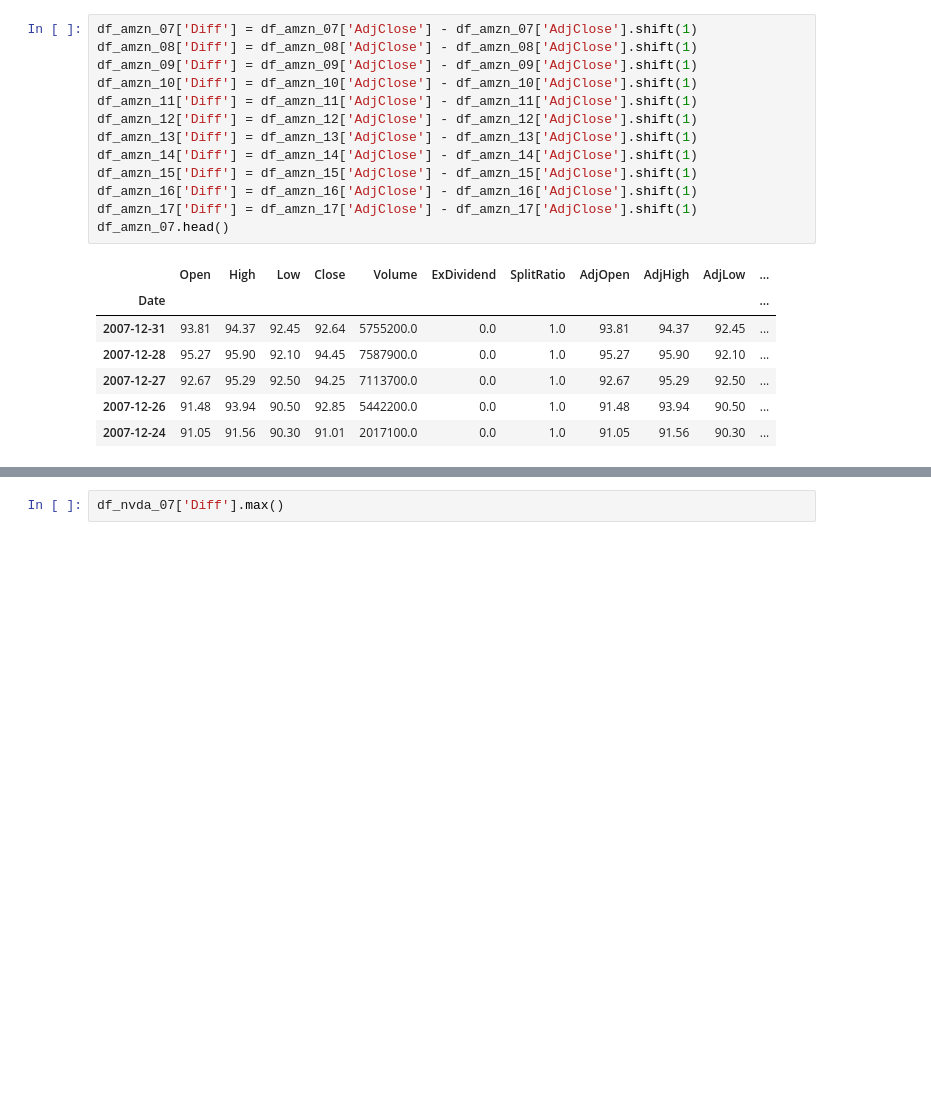
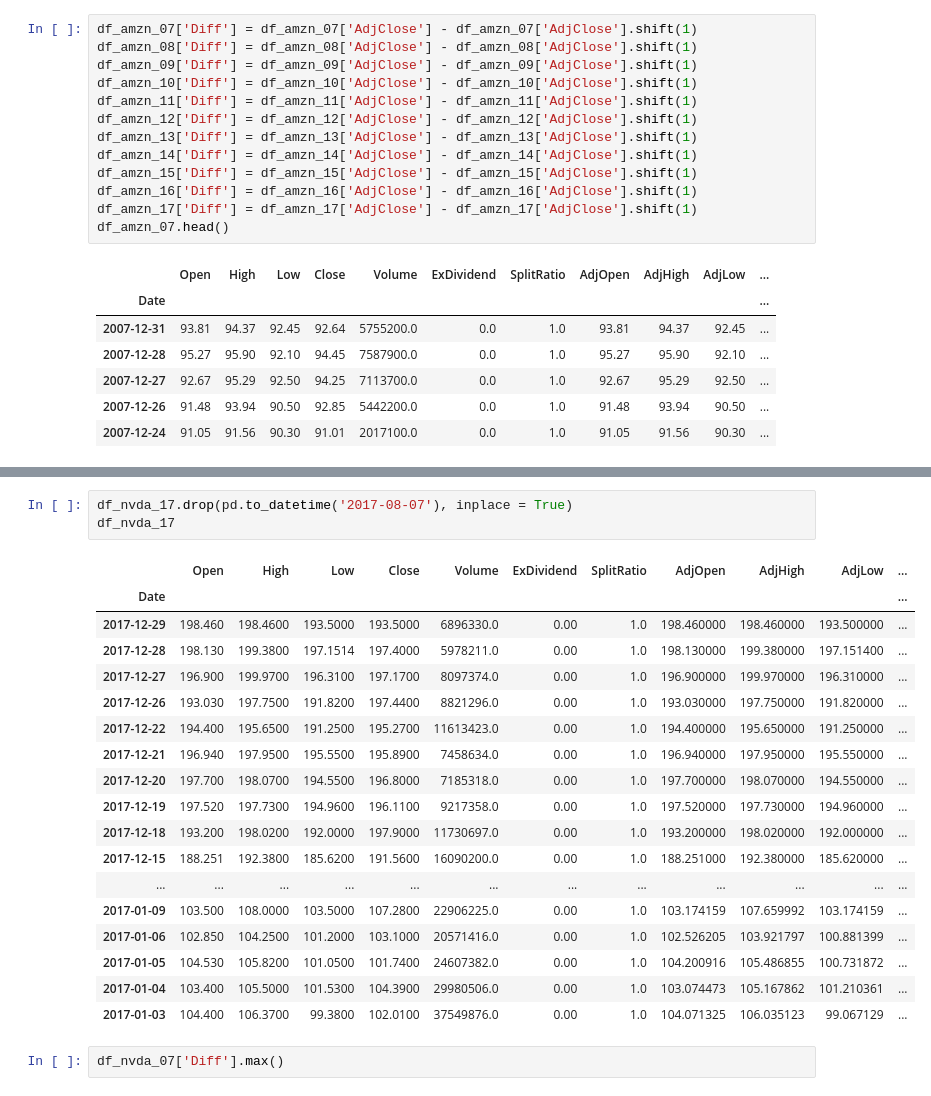
Before and after one commit to Antediluvien/Project-1-start, a Jupyter notebook: stock-1.ipynb, the cells around one changed output, grey strips where cells are left out. Saved outputs shown, nothing was run; the diff lists cells and outputs as text; blank space fills up the shorter version.

```diff
--- a/stock-1.ipynb
+++ b/stock-1.ipynb
@@ -259,3 +286,25 @@ df_amzn_07.head()
+# %%
+df_nvda_17.drop(pd.to_datetime('2017-08-07'), inplace = True)
+df_nvda_17
+# %% [output]
+|  | Open | High | Low | Close | Volume | ExDividend | SplitRatio | AdjOpen | AdjHigh | AdjLow | ... |
+| Date |  |  |  |  |  |  |  |  |  |  | ... |
+| 2017-12-29 | 198.460 | 198.4600 | 193.5000 | 193.5000 | 6896330.0 | 0.00 | 1.0 | 198.460000 | 198.460000 | 193.500000 | ... |
+| 2017-12-28 | 198.130 | 199.3800 | 197.1514 | 197.4000 | 5978211.0 | 0.00 | 1.0 | 198.130000 | 199.380000 | 197.151400 | ... |
+| 2017-12-27 | 196.900 | 199.9700 | 196.3100 | 197.1700 | 8097374.0 | 0.00 | 1.0 | 196.900000 | 199.970000 | 196.310000 | ... |
+| 2017-12-26 | 193.030 | 197.7500 | 191.8200 | 197.4400 | 8821296.0 | 0.00 | 1.0 | 193.030000 | 197.750000 | 191.820000 | ... |
+| 2017-12-22 | 194.400 | 195.6500 | 191.2500 | 195.2700 | 11613423.0 | 0.00 | 1.0 | 194.400000 | 195.650000 | 191.250000 | ... |
+| 2017-12-21 | 196.940 | 197.9500 | 195.5500 | 195.8900 | 7458634.0 | 0.00 | 1.0 | 196.940000 | 197.950000 | 195.550000 | ... |
+| 2017-12-20 | 197.700 | 198.0700 | 194.5500 | 196.8000 | 7185318.0 | 0.00 | 1.0 | 197.700000 | 198.070000 | 194.550000 | ... |
+| 2017-12-19 | 197.520 | 197.7300 | 194.9600 | 196.1100 | 9217358.0 | 0.00 | 1.0 | 197.520000 | 197.730000 | 194.960000 | ... |
+| 2017-12-18 | 193.200 | 198.0200 | 192.0000 | 197.9000 | 11730697.0 | 0.00 | 1.0 | 193.200000 | 198.020000 | 192.000000 | ... |
+| 2017-12-15 | 188.251 | 192.3800 | 185.6200 | 191.5600 | 16090200.0 | 0.00 | 1.0 | 188.251000 | 192.380000 | 185.620000 | ... |
+| ... | ... | ... | ... | ... | ... | ... | ... | ... | ... | ... | ... |
+| 2017-01-09 | 103.500 | 108.0000 | 103.5000 | 107.2800 | 22906225.0 | 0.00 | 1.0 | 103.174159 | 107.659992 | 103.174159 | ... |
+| 2017-01-06 | 102.850 | 104.2500 | 101.2000 | 103.1000 | 20571416.0 | 0.00 | 1.0 | 102.526205 | 103.921797 | 100.881399 | ... |
+| 2017-01-05 | 104.530 | 105.8200 | 101.0500 | 101.7400 | 24607382.0 | 0.00 | 1.0 | 104.200916 | 105.486855 | 100.731872 | ... |
+| 2017-01-04 | 103.400 | 105.5000 | 101.5300 | 104.3900 | 29980506.0 | 0.00 | 1.0 | 103.074473 | 105.167862 | 101.210361 | ... |
+| 2017-01-03 | 104.400 | 106.3700 | 99.3800 | 102.0100 | 37549876.0 | 0.00 | 1.0 | 104.071325 | 106.035123 | 99.067129 | ... |
 # %%
 df_nvda_07['Diff'].max()
 # %% [output]
```
Also changed, not shown: parts of 48 cells of this notebook.
